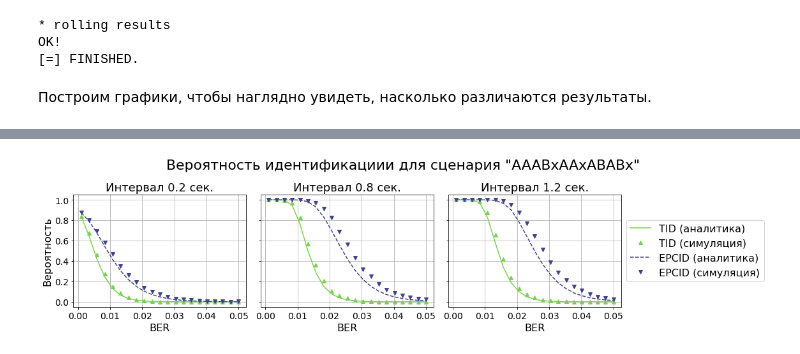
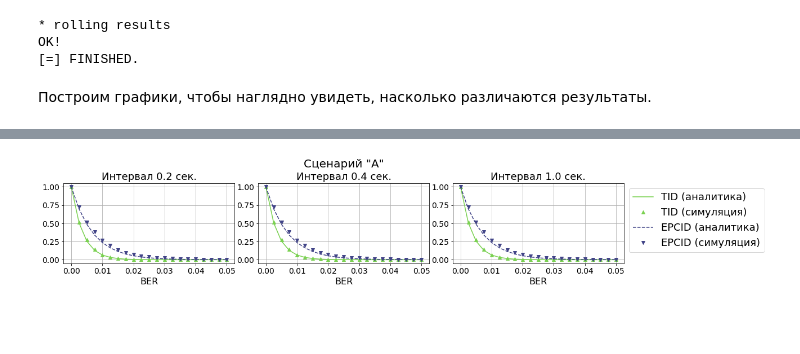
Before and after one commit to larioandr/thesis-rfidam, a Jupyter notebook: experiments/3. Simulations.ipynb, the cells around one changed output, grey strips where cells are left out. Saved outputs shown, nothing was run; the diff lists cells and outputs as text; code cells hidden in the pictures; blank space fills up the shorter version.

```diff
--- a/experiments/3. Simulations.ipynb
+++ b/experiments/3. Simulations.ipynb
@@ -524,5 +679,5 @@ plot_id_probs("ABx", show_suptitle=True, save=False)
-# %%
-plot_id_probs("AAABxAAxABABx", show_suptitle=True, save=False)
-# %% [output]
-[figure, removed]
+# %%
+plot_id_probs("A", show_suptitle=True, save=True)
+# %% [output]
+[figure, added]
 # %%
```
Also changed, not shown: parts of 34 cells of this notebook, 11 other files.
